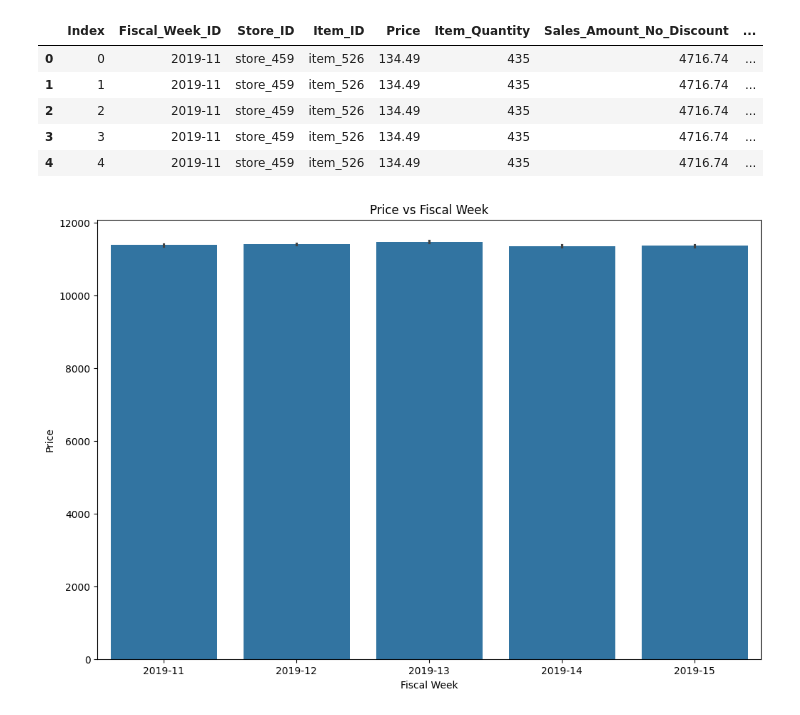
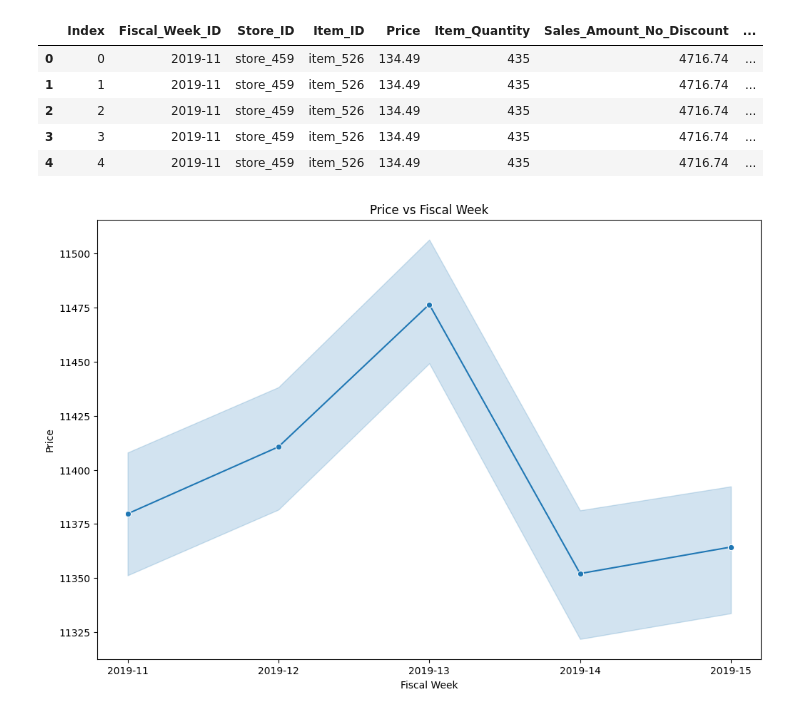
Before and after one commit to ayuri1512/Data-Science-Projects, a Jupyter notebook: price_optimization_case_study.ipynb, the cells around one changed output. Drawn from its saved outputs; the diff is of its cells as text; code cells hidden in the pictures.

```diff
--- a/price_optimization_case_study.ipynb
+++ b/price_optimization_case_study.ipynb
@@ -134,10 +134,10 @@ df.head()
 | 4 | 4 | 2019-11 | store_459 | item_526 | 134.49 | 435 | 4716.74 | ... |
 # %%
 plt.figure(figsize=(12, 8))
-sns.barplot(x = "Fiscal_Week_ID", y = "Sales_Amount", data = df)
+sns.lineplot(x = "Fiscal_Week_ID", y = "Sales_Amount", data = df, marker="o")
 plt.title('Price vs Fiscal Week')
 plt.xlabel('Fiscal Week')
 plt.ylabel('Price')
 plt.show()
 # %% [output]
-[figure, old version]
+[figure, new version]
```
Also changed, not shown: parts of 2 cells of this notebook.
